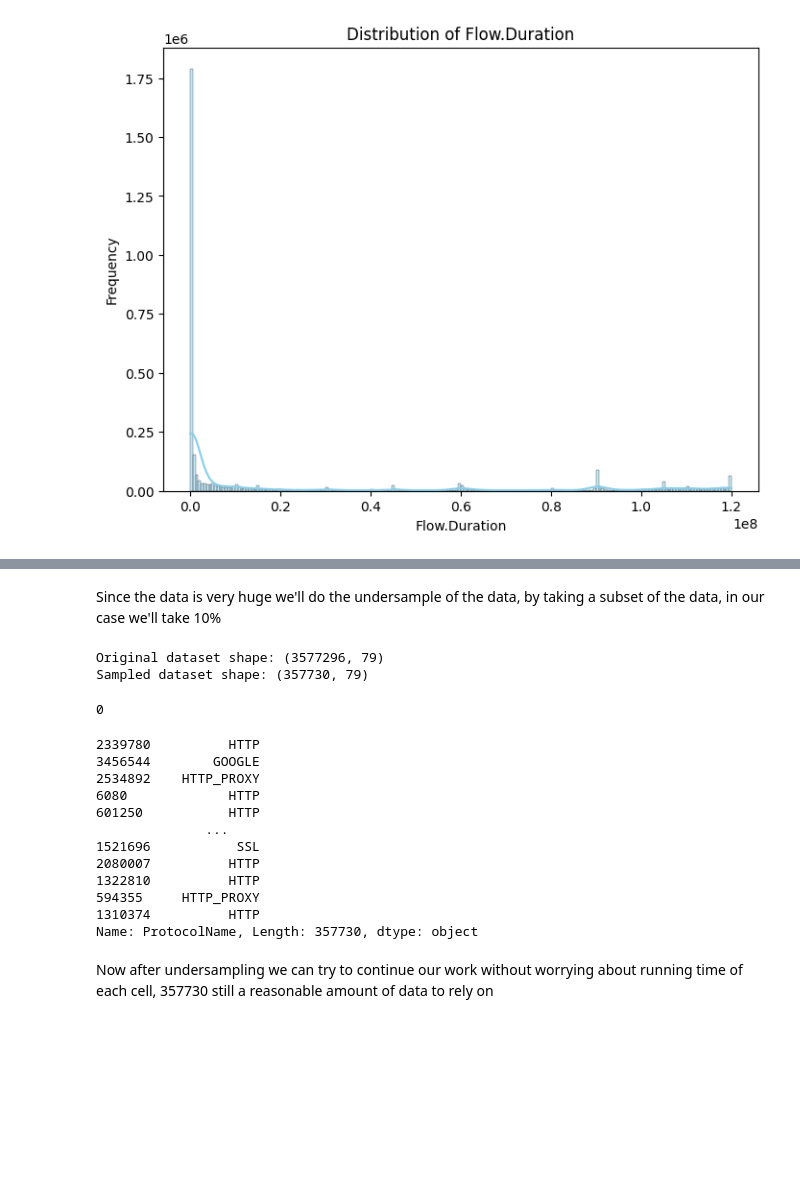
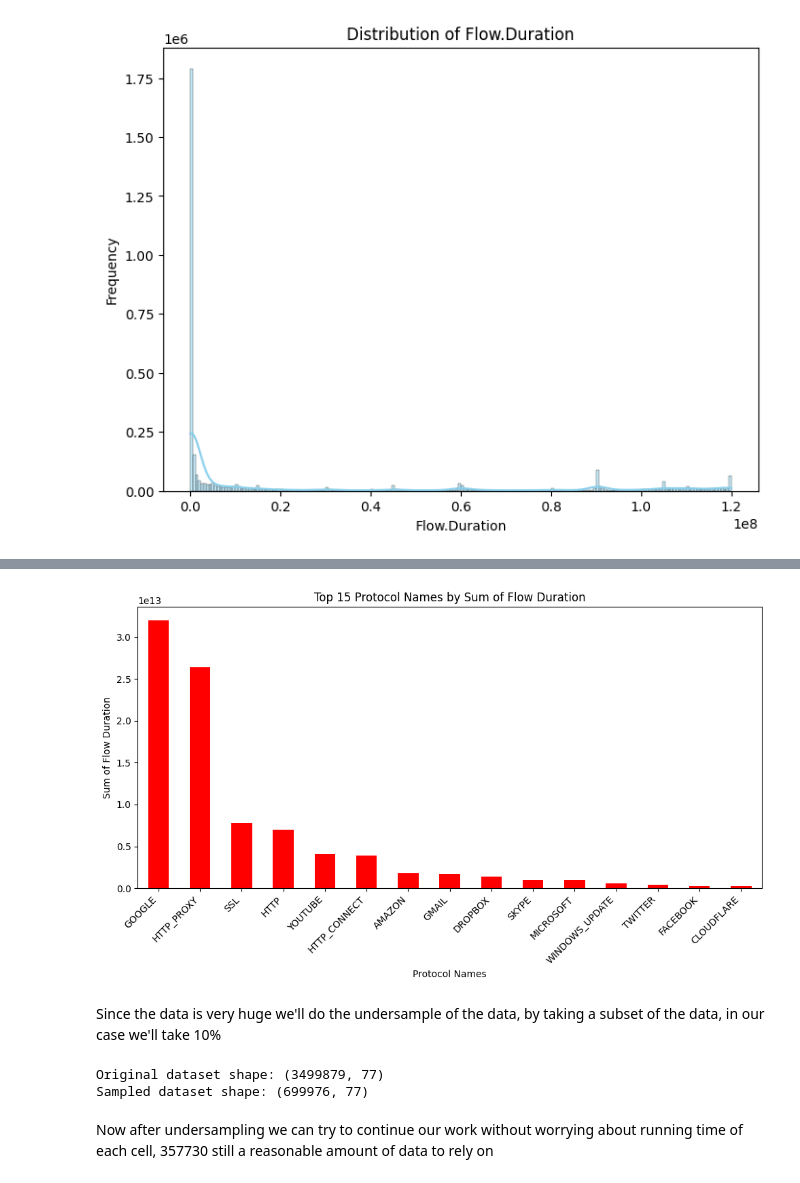
Before and after one commit to ackerman23/network-traffic-, a Jupyter notebook: main2.ipynb, the cells around one changed output, grey strips where cells are left out. Drawn from its saved outputs; the diff is of its cells as text; code cells hidden in the pictures; blank space fills up the shorter version.

```diff
--- a/main2.ipynb
+++ b/main2.ipynb
@@ -246,6 +244,3 @@ plt.ylabel('Frequency')
 plt.show()
 # %% [output]
 [figure]
-# %%
-df['Time'] = df['Timestamp'].str[-8:]
-df['Date'] = df['Timestamp'].str[:10]
@@ -261,0 +247,21 @@ df.head()
+# %%
+# Here we are trying to aggregate tables grouping protocol names by the sum of flow duration of each protocol
+top_protocol_sum_duration = df.groupby('ProtocolName')['Flow.Duration'].sum()
+
+# We have to sort the data by the sum of flow duration in descending order
+top_protocol_sum_duration = top_protocol_sum_duration.sort_values(ascending=False)
+
+# And then we selected the top 15 protocols by sum of flow duration
+top_apps = top_protocol_sum_duration.head(15)
+
+# Create a bar plot for the sum of flow duration against protocol names
+plt.figure(figsize=(10, 6))
+top_apps.plot(kind='bar', color='red')
+plt.xlabel('Protocol Names')
+plt.ylabel('Sum of Flow Duration')
+plt.title('Top 15 Protocol Names by Sum of Flow Duration')
+plt.xticks(rotation=45, ha='right')
+plt.tight_layout()
+plt.show()
+# %% [output]
+[figure, added]
@@ -262,39 +270,13 @@ df.head()
 # %% [markdown]
 Since the data is very huge we'll do the undersample of the data, by taking a subset of the data, in our case we'll take 10%
 # %%
-sampled_data = df.sample(frac=0.1, random_state=42)
+sampled_data = filtered_df.sample(frac=0.2, random_state=42)
 
-print("Original dataset shape:", df.shape)
+print("Original dataset shape:", filtered_df.shape)
 print("Sampled dataset shape:", sampled_data.shape)
 # %% [output]
-Original dataset shape: (3577296, 79)
-Sampled dataset shape: (357730, 79)
+Original dataset shape: (3499879, 77)
+Sampled dataset shape: (699976, 77)
-# %%
-all_zeros_columns = []
-
-for column in sampled_data:
-    if (sampled_data[column] == 0).all():
-        all_zeros_columns.append(column)
-
-len(all_zeros_columns)
-# sampled_data.drop(columns=all_zeros_columns, inplace=True)
-# %% [output]
-0
-# %%
-sampled_data['ProtocolName']
-# %% [output]
-2339780          HTTP
-3456544        GOOGLE
-2534892    HTTP_PROXY
-6080             HTTP
-601250           HTTP
-              ...
-1521696           SSL
-2080007          HTTP
-1322810          HTTP
-594355     HTTP_PROXY
-1310374          HTTP
-Name: ProtocolName, Length: 357730, dtype: object
 # %% [markdown]
 Now after undersampling we can try to continue our work without worrying about running time of each cell, 357730 still a reasonable amount of data to rely on
 # %%
```
Also changed, not shown: parts of 73 cells of this notebook.
